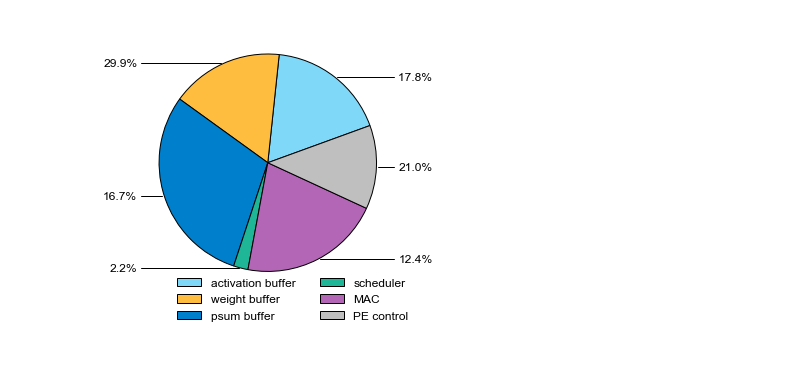
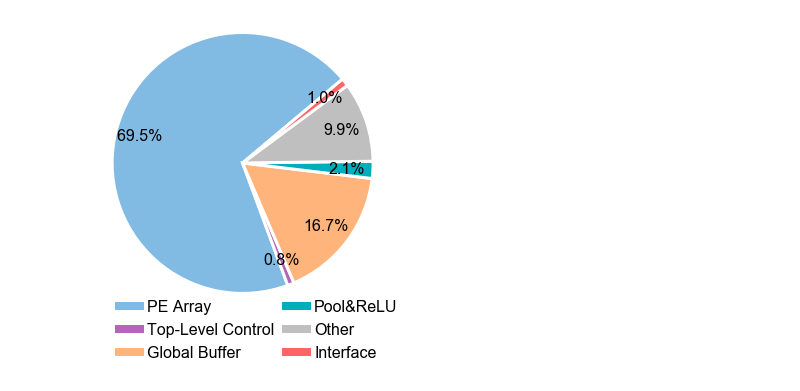
Before and after one commit to changchun-zhou/sagitta_fig, a Jupyter notebook: scripts/Voltage-Frequency-Scaling/Sagitta_Fig.ipynb, the cells around one changed output. Saved outputs shown, nothing was run; the diff lists cells and outputs as text; code cells hidden in the pictures; blank space fills up the shorter version.

```diff
--- a/scripts/Voltage-Frequency-Scaling/Sagitta_Fig.ipynb
+++ b/scripts/Voltage-Frequency-Scaling/Sagitta_Fig.ipynb
@@ -1208,43 +1246,36 @@ plt.show()
 import numpy as np
 import pandas as pd
 import matplotlib.pyplot as plt
-fontsize = 12
-radius = 1
+fontsize = 16
+radius = 1.2
+loc_legend = (0.0,-0.25)
 # top-level
-# loc_legend = (0.15,-0.1)
-# legend = ['PE array', 'top-level contro', 'global buffer', 'pool & ReLU', 'other', 'interface']
-# fig_name = 'top'
-# startangle = 40
-# area = np.array([12885986,129255, 2196810,
-# 327901,
-# 1154988,
-# 141859
+legend = ['PE Array', 'Top-Level Control', 'Global Buffer', 'Pool&ReLU', 'Other', 'Interface']
+fig_name = 'top'
+startangle = 40
+area = np.array([8653325,101676, 2073333, 263005, 1236526, 120734])
+
+labels = ['{:.1f}% '.format(area[0]/sum(area)*100), '{:.1f}%'.format(area[1]/sum(area)*100), '{:.1f}%'.format(area[2]/sum(area)*100), '{:.1f}%'.format(area[3]/sum(area)*100), '{:.1f}%'.format(area[4]/sum(area)*100), '{:.1f}%'.format(area[5]/sum(area)*100)]
+colors = [(129/255, 186/255, 226/255), (180/255,102/255, 182/255), (255/255, 180/255, 123/255), (0/255,173/255,186/255), (191/255, 191/255, 191/255),(255/255, 100/255, 100/255)]
+# colors = [(0/255,173/255,186/255), (180/255,102/255, 182/255), (253/255, 160/255, 103/255), (0,128/255, 204/255), (191/255, 191/255, 191/255),(255/255, 100/255, 100/255)]
+
+# intra-PE
+# legend = ['Activation Buffer', 'Weight Buffer', 'Psum Buffer', 'Scheduler', 'MAC', 'PE Control']
+# fig_name = 'intra-PE'
+# startangle= 0
+# area = np.array([
+# 85473,
+# 98156,
+# 85959,
+# 14083,
+# 125145,
+# 125481
 # ])
 
-labels = ['{:.1f}% '.format(area[0]/sum(area)*100), '{:.1f}%'.format(area[1]/sum(area)*100), '{:.1f}%'.format(area[2]/sum(area)*100), '{:.1f}%'.format(area[3]/sum(area)*100), '{:.1f}%'.format(area[4]/sum(area)*100), '{:.1f}%'.format(area[5]/sum(area)*100)]
-colors = [(128/255, 216/255, 248/255), (1, 189/255, 63/255), (0,128/255, 204/255), (30/255, 182/255, 150/255), (180/255,102/255, 182/255), (191/255, 191/255, 191/255)]
-
-# intra-PE
-loc_legend = (0.15,-0.1)
-legend = ['activation buffer', 'weight buffer', 'psum buffer', 'scheduler', 'MAC', 'PE control']
-fig_name = 'intra-PE'
-startangle= 20
-area = np.array([
-139604,
-131362,
-234684,
-16977,
-165240,
-97781
-])
-
-labels = ['{:.1f}% '.format(area[0]/sum(area)*100), '{:.1f}%'.format(area[2]/sum(area)*100), '{:.1f}%'.format(area[1]/sum(area)*100), '{:.1f}%'.format(area[3]/sum(area)*100), '{:.1f}%'.format(area[5]/sum(area)*100), '{:.1f}%'.format(area[4]/sum(area)*100)]
+# labels = ['{:.1f}% '.format(area[0]/sum(area)*100), '{:.1f}%'.format(area[2]/sum(area)*100), '{:.1f}%'.format(area[1]/sum(area)*100), '{:.1f}%'.format(area[3]/sum(area)*100), '{:.1f}%'.format(area[5]/sum(area)*100), '{:.1f}%'.format(area[4]/sum(area)*100)]
 
 
-# colors = [(0/255,173/255,186/255), (67/255, 230/255, 184/255), (253/255, 160/255, 103/255), (238/255, 234/255, 204/255), (255/255, 100/255, 100/255), (191/255, 191/255, 191/255)]
-
-# colors = [(0/255, 153/255, 255/255), (215/255, 227/255, 191/255), (255/255, 242/255, 204/255), (183/255, 221/255, 232/255), (238/255, 234/255, 242/255), (191/255, 191/255, 191/255)]
-
+# colors = [(255/255, 180/255, 123/255), (179/255, 161/255, 198/255),(129/255,  186/255,  226/255), (0/255,173/255,186/255), (191/255, 191/255, 191/255),(226/255, 129/255, 128/255)]
 
 
 # plt.rcParams["font.family"] = ["Arial"]
@@ -1253,9 +1284,10 @@ data = {"PE": 120, "电子": 90, "计算机": 50, "经管": 60, "建筑": 100, "
 # 构造数据
 data = pd.DataFrame([data])
 # 绘制圆环图，并返回饼块对象
-wedges, texts = plt.pie(area, colors=colors, startangle=startangle, radius=radius, wedgeprops={'linewidth': 1, 'edgecolor': "white"})
+wedges, texts = plt.pie(area, colors=colors, startangle=startangle, radius=radius, wedgeprops={'linewidth': 3, 'edgecolor': "white"})
 # 构造annotate函数的**kwargs参数，设置引导线线型
-kw = dict(arrowprops=dict(arrowstyle="-"), zorder=0, va="center")
+# kw = dict(arrowprops=dict(arrowstyle="-"), zorder=10, va="center")
+kw = dict(zorder=10, va="center", ha="center")
 # wedges[0].set_hatch('//')
 # wedges[1].set_hatch('+')
 # wedges[2].set_hatch('/')
@@ -1275,16 +1307,18 @@ for i, p in enumerate(wedges):
     horizontalalignment = {-1: "right", 1: "left"}[int(np.sign(x))]
     # 设置引导线的连接方式
     connectionstyle = "angle,angleA=0,angleB={}".format(ang)
-    kw["arrowprops"].update({"connectionstyle": connectionstyle})
+    # kw["arrowprops"].update({"connectionstyle": connectionstyle})
     # 绘制注释标签和引导线
 
     # if i >0:
     plt.annotate(
         labels[i],
-        xy=(radius*x, radius*y),
-        xytext=(radius* np.sign(x)*1.2, y),
-        horizontalalignment=horizontalalignment,fontsize=fontsize,
-        **kw
+        xy=(radius*x*0.8, radius*y*0.8),
+        xytext=(radius*x*0.8, radius*y*0.8),#(radius* np.sign(x)*1.2, y),
+        # horizontalalignment=horizontalalignment,
+        **kw,
+        fontsize=fontsize
+        # **kw
     )
     # else:
     #     plt.annotate(
@@ -1299,7 +1333,7 @@ for i, p in enumerate(wedges):
 # plt.title("专业人数占比")
 
 
-plt.legend(wedges, legend, loc=loc_legend, ncol=2, fontsize=fontsize, frameon=False)
+plt.legend(wedges, legend, loc=loc_legend, ncol=2, fontsize=fontsize, frameon=False, handletextpad=0.1,columnspacing=0.4 )
 plt.savefig('../../generate/area_'+fig_name+'.svg', format='svg')
 plt.show()
 # %% [output]
@@ -1312,4 +1346,4 @@ plt.show()
-[figure, old version]
+[figure, new version]
 # %%
 
 
```
Also changed, not shown: parts of 17 cells of this notebook, 1 other file.
